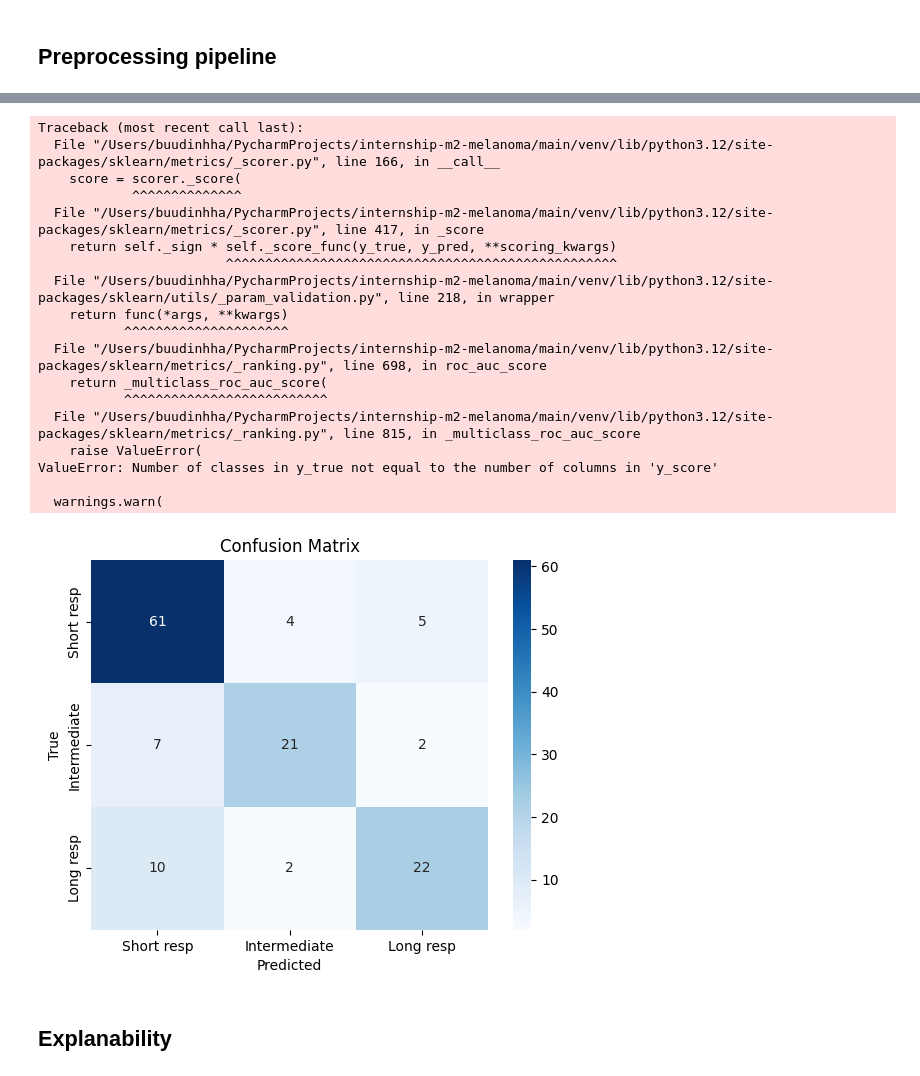
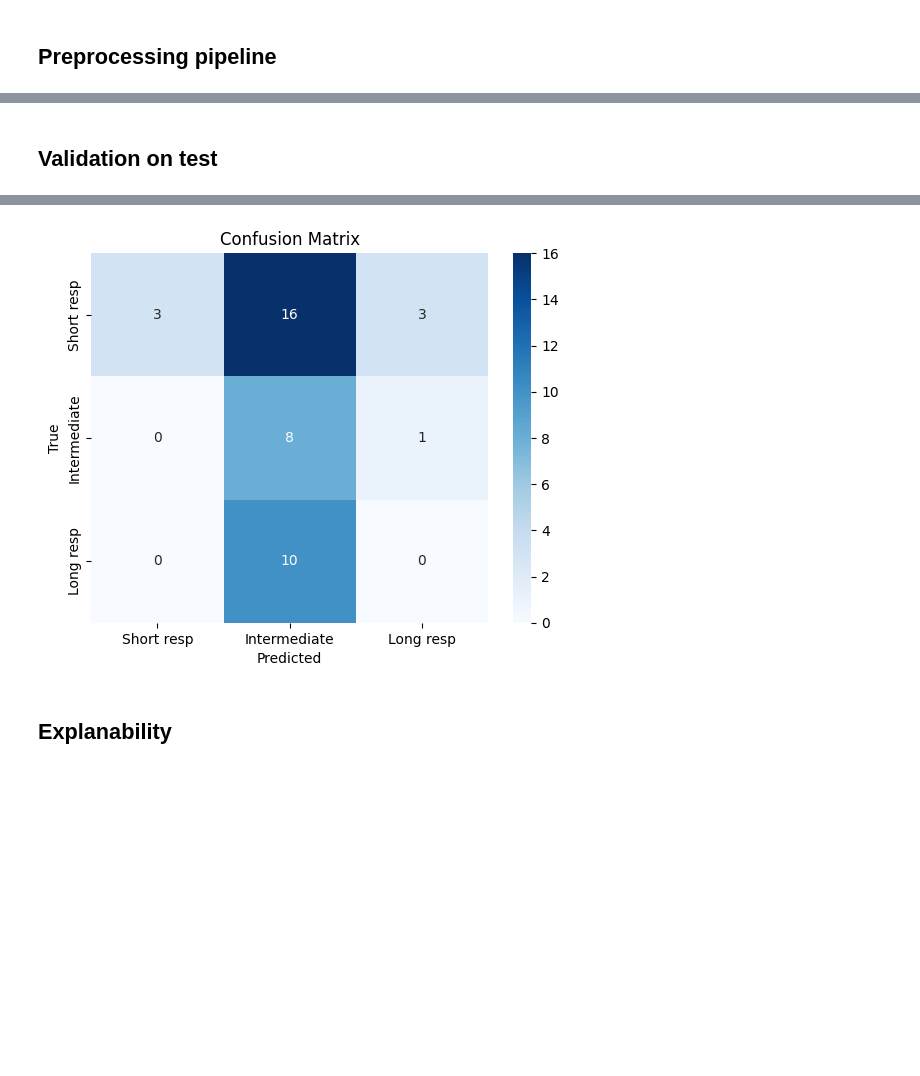
Before and after one commit to dinhhb/modeling_gene_expression, a Jupyter notebook: pipeline/4_generalized_pipe.ipynb, the cells around one changed output, grey strips where cells are left out. Cells and saved outputs as stored; diff of their text form; code cells hidden in the pictures; blank space fills up the shorter version.

```diff
--- a/pipeline/4_generalized_pipe.ipynb
+++ b/pipeline/4_generalized_pipe.ipynb
@@ -260,0 +325,36 @@ Best CV F1 macro: 0.7432875368718742
+# %%
+# --- Apply same preprocessing to test GEX ---
+GEX_COLS_TEST = [c for c in clinical_gex_test.columns if c not in CLINICAL_COLS]
+
+gex_test = clinical_gex_test[GEX_COLS_TEST + ["sample_id", "source"]].set_index("sample_id")
+
+# 1. Keep only genes that survived training filter
+valid_genes = gene_means.index.intersection(gex_test.columns)
+gex_test = gex_test[valid_genes]
+
+# 2. Impute with training gene means (not test means)
+gex_test = gex_test.apply(lambda col: col.fillna(gene_means[col.name]))
+
+# 3. Log transform with same shift
+gex_test_log = np.log2(gex_test + shift)
+
+# Snapshot before correction for PCA comparison
+gex_test_log_before = gex_test_log.copy()
+test_cohorts = clinical_gex_test.set_index("sample_id")["source"]
+
+# 4. Subtract batch effect for each sample's batch
+# Reference batch is "Hugo et al." (not in batch_coef — limma baseline)
+for sample in gex_test_log.index:
+    batch = clinical_gex_test.set_index("sample_id").loc[sample, "source"]
+    if batch in batch_coef.columns:
+        gex_test_log.loc[sample, valid_genes] -= batch_coef.loc[valid_genes, batch].values
+
+# 5. Merge with clinical and transform (NOT fit_transform)
+clinical_test = clinical_gex_test[CLINICAL_COLS]
+x_test = clinical_test.merge(gex_test_log.reset_index(), on="sample_id")
+x_test = x_test.drop(["patientID", "pfs_label", "sample_id", "source"], axis=1)
+
+y_test = clinical_gex_test["pfs_label"]
+
+x_test = clinical_preprocessor.transform(x_test)   # already fitted on train
+x_test = new_pipe.transform(x_test)                 # already fitted on train
@@ -261,10 +384,13 @@ Best CV F1 macro: 0.7432875368718742
+# %% [markdown]
+## Validation on test
 # %%
-clf.set_params(**study.best_params)
+y_pred = clf.predict(x_test)    # Validate
 
-clf.fit(X_train, y_train)       # Train LR
-y_pred = clf.predict(X_test)    # Validate
+if BINARY_TARGET == True:
+    target_names = ['Short resp', 'Long resp']
+else:
+    target_names = ['Short resp', 'Intermediate', 'Long resp']
 
-print("\n")
 print(classification_report(
     y_test, y_pred,
     target_names=target_names
@@ -297,22 +417,4 @@ weighted avg       0.78      0.78      0.77       134
-Traceback (most recent call last):
-  File "/Users/buudinhha/PycharmProjects/internship-m2-melanoma/main/venv/lib/python3.12/site-packages/sklearn/metrics/_scorer.py", line 166, in __call__
-    score = scorer._score(
-            ^^^^^^^^^^^^^^
-  File "/Users/buudinhha/PycharmProjects/internship-m2-melanoma/main/venv/lib/python3.12/site-packages/sklearn/metrics/_scorer.py", line 417, in _score
-    return self._sign * self._score_func(y_true, y_pred, **scoring_kwargs)
-                        ^^^^^^^^^^^^^^^^^^^^^^^^^^^^^^^^^^^^^^^^^^^^^^^^^^
-  File "/Users/buudinhha/PycharmProjects/internship-m2-melanoma/main/venv/lib/python3.12/site-packages/sklearn/utils/_param_validation.py", line 218, in wrapper
-    return func(*args, **kwargs)
-           ^^^^^^^^^^^^^^^^^^^^^
-  File "/Users/buudinhha/PycharmProjects/internship-m2-melanoma/main/venv/lib/python3.12/site-packages/sklearn/metrics/_ranking.py", line 698, in roc_auc_score
-    return _multiclass_roc_auc_score(
-           ^^^^^^^^^^^^^^^^^^^^^^^^^^
-  File "/Users/buudinhha/PycharmProjects/internship-m2-melanoma/main/venv/lib/python3.12/site-packages/sklearn/metrics/_ranking.py", line 815, in _multiclass_roc_auc_score
-    raise ValueError(
-ValueError: Number of classes in y_true not equal to the number of columns in 'y_score'
-
-  warnings.warn(
-[figure, old version]
+[figure, new version]
 # %% [markdown]
 ## Explanability
 # %% [markdown]
```
Also changed, not shown: parts of 28 cells of this notebook, 6 other files.
